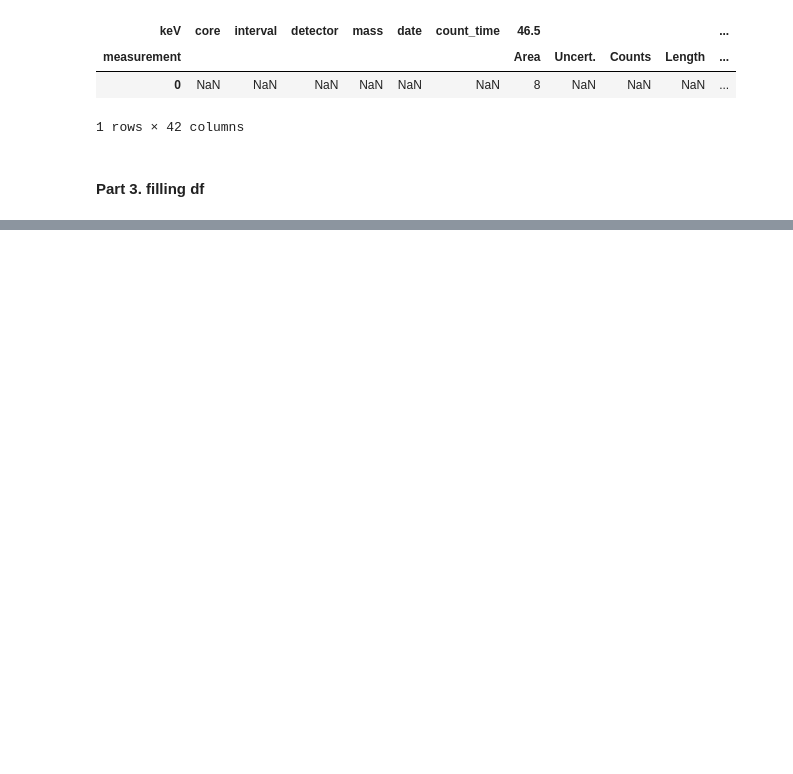
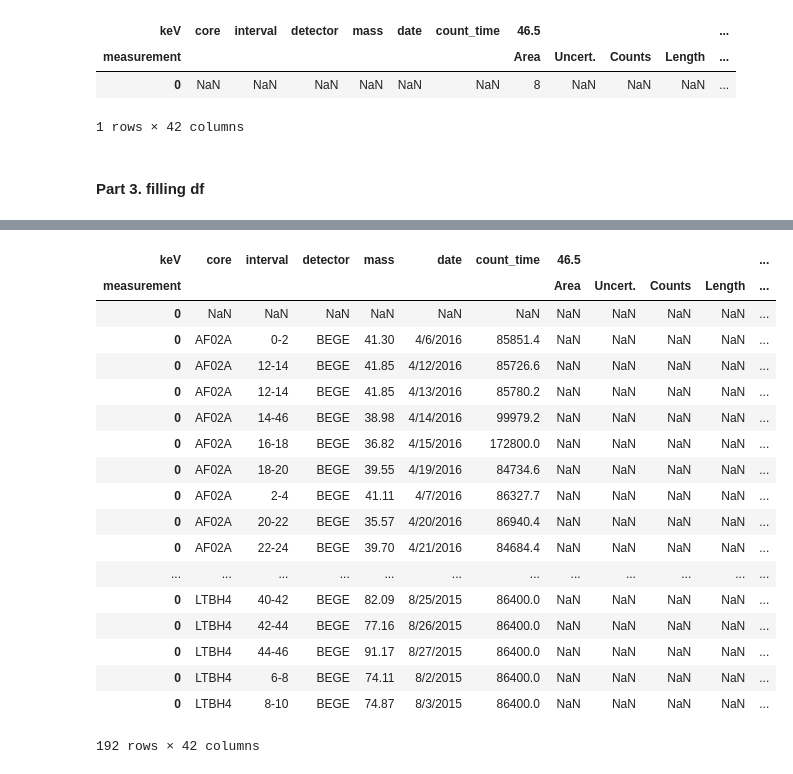
Before and after one commit to mmillervedam/RN_counts, a Jupyter notebook: initial_exploration.ipynb, the cells around one changed output, grey strips where cells are left out. Cells and saved outputs as stored; diff of their text form; code cells hidden in the pictures; blank space fills up the shorter version.

Commit message:
adds functions for identifying energy levels

```diff
--- a/initial_exploration.ipynb
+++ b/initial_exploration.ipynb
@@ -119,8 +149,8 @@ cores_df
 # %%
 # attempt to fill row 1, keV 46.5 area
-cores_df.loc[0,(46.5,'Area')] = 8
+test_row.loc[0,(46.5,'Area')] = 8
 # take a look
-cores_df
+test_row
 # %% [output]
 | keV | core | interval | detector | mass | date | count_time | 46.5 |  |  |  | ... |
 | measurement |  |  |  |  |  |  | Area | Uncert. | Counts | Length | ... |
@@ -137,0 +161,7 @@ cores_df
+# %%
+# helper function to identify nuclide data 'close' to a specified keV level
+def keV_in_range(val):
+    for level in ENERGY_LEVELS:
+        if abs(level - val) <= 1:
+            return level
+    return np.nan
@@ -137,0 +173,31 @@ cores_df
+# %%
+REPORTS=['AF02A_12-14_BEGe.RPT']
+def get_data():
+    # initialize df
+    cores_df = blank_row()
+    # loop through reports
+    for core in REPORTS:
+        print('... processing core:', core) # for debugging
+
+        # read report & initialize a blank row
+        info, df = read_report(REPORT_FOLDER + '/' + core)
+        new_row = blank_row()
+
+        # get report general info
+        for cname in START_COLS:
+            new_row.loc[0, cname] = info[cname]
+
+        # get nuclide data
+        df['keV'] = df['keV'].apply(keV_in_range)
+        df.set_index('keV', inplace=True)
+        for lev in ENERGY_LEVELS:
+            if lev in df.index.tolist():
+                for rdg in READINGS:
+                    print(lev,rdg)
+                    new_row.loc[0,(lev, rdg)] = df.loc[lev, rdg]
+
+        # append a new row
+        cores_df = cores_df.append(new_row)
+    return cores_df
+# %%
+test = get_data()
@@ -137,0 +223,22 @@ cores_df
+# %%
+test
+# %% [output]
+| keV | core | interval | detector | mass | date | count_time | 46.5 |  |  |  | ... |
+| measurement |  |  |  |  |  |  | Area | Uncert. | Counts | Length | ... |
+| 0 | NaN | NaN | NaN | NaN | NaN | NaN | NaN | NaN | NaN | NaN | ... |
+| 0 | AF02A | 0-2 | BEGE | 41.30 | 4/6/2016 | 85851.4 | NaN | NaN | NaN | NaN | ... |
+| 0 | AF02A | 12-14 | BEGE | 41.85 | 4/12/2016 | 85726.6 | NaN | NaN | NaN | NaN | ... |
+| 0 | AF02A | 12-14 | BEGE | 41.85 | 4/13/2016 | 85780.2 | NaN | NaN | NaN | NaN | ... |
+| 0 | AF02A | 14-46 | BEGE | 38.98 | 4/14/2016 | 99979.2 | NaN | NaN | NaN | NaN | ... |
+| 0 | AF02A | 16-18 | BEGE | 36.82 | 4/15/2016 | 172800.0 | NaN | NaN | NaN | NaN | ... |
+| 0 | AF02A | 18-20 | BEGE | 39.55 | 4/19/2016 | 84734.6 | NaN | NaN | NaN | NaN | ... |
+| 0 | AF02A | 2-4 | BEGE | 41.11 | 4/7/2016 | 86327.7 | NaN | NaN | NaN | NaN | ... |
+| 0 | AF02A | 20-22 | BEGE | 35.57 | 4/20/2016 | 86940.4 | NaN | NaN | NaN | NaN | ... |
+| 0 | AF02A | 22-24 | BEGE | 39.70 | 4/21/2016 | 84684.4 | NaN | NaN | NaN | NaN | ... |
+| ... | ... | ... | ... | ... | ... | ... | ... | ... | ... | ... | ... |
+| 0 | LTBH4 | 40-42 | BEGE | 82.09 | 8/25/2015 | 86400.0 | NaN | NaN | NaN | NaN | ... |
+| 0 | LTBH4 | 42-44 | BEGE | 77.16 | 8/26/2015 | 86400.0 | NaN | NaN | NaN | NaN | ... |
+| 0 | LTBH4 | 44-46 | BEGE | 91.17 | 8/27/2015 | 86400.0 | NaN | NaN | NaN | NaN | ... |
+| 0 | LTBH4 | 6-8 | BEGE | 74.11 | 8/2/2015 | 86400.0 | NaN | NaN | NaN | NaN | ... |
+| 0 | LTBH4 | 8-10 | BEGE | 74.87 | 8/3/2015 | 86400.0 | NaN | NaN | NaN | NaN | ... |
+192 rows × 42 columns
```
Also changed, not shown: parts of 13 cells of this notebook.
